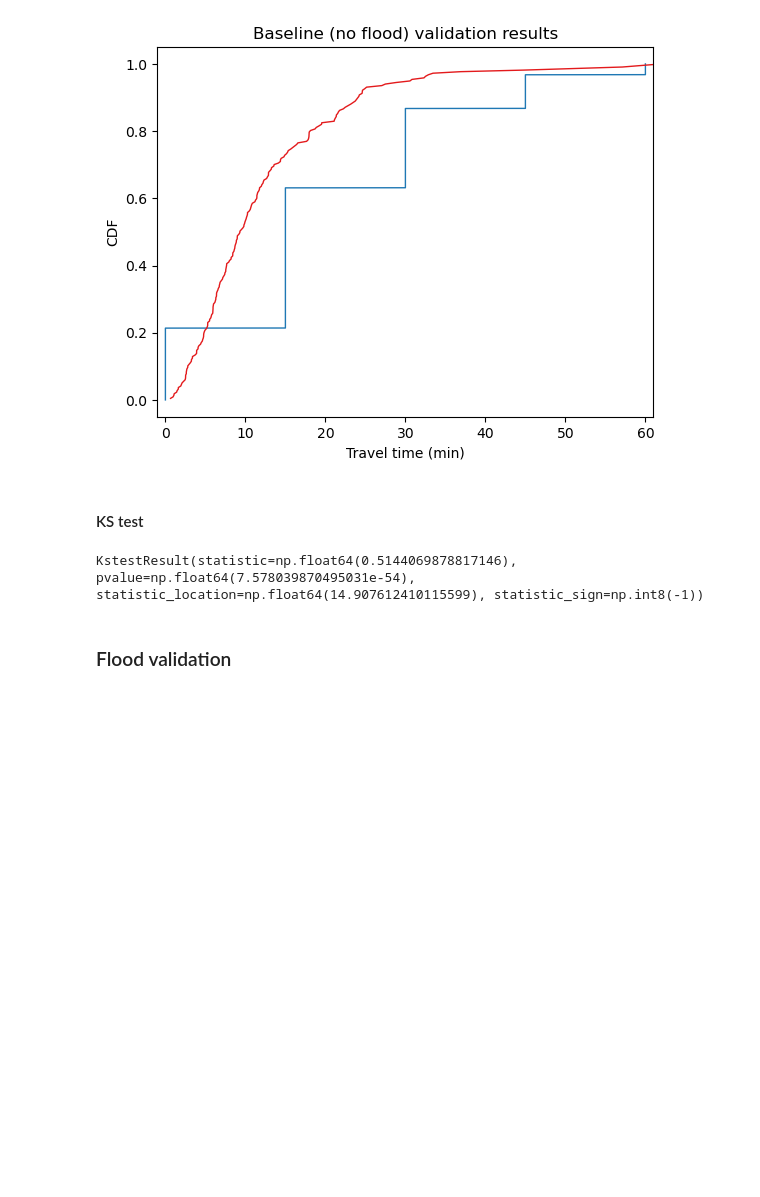
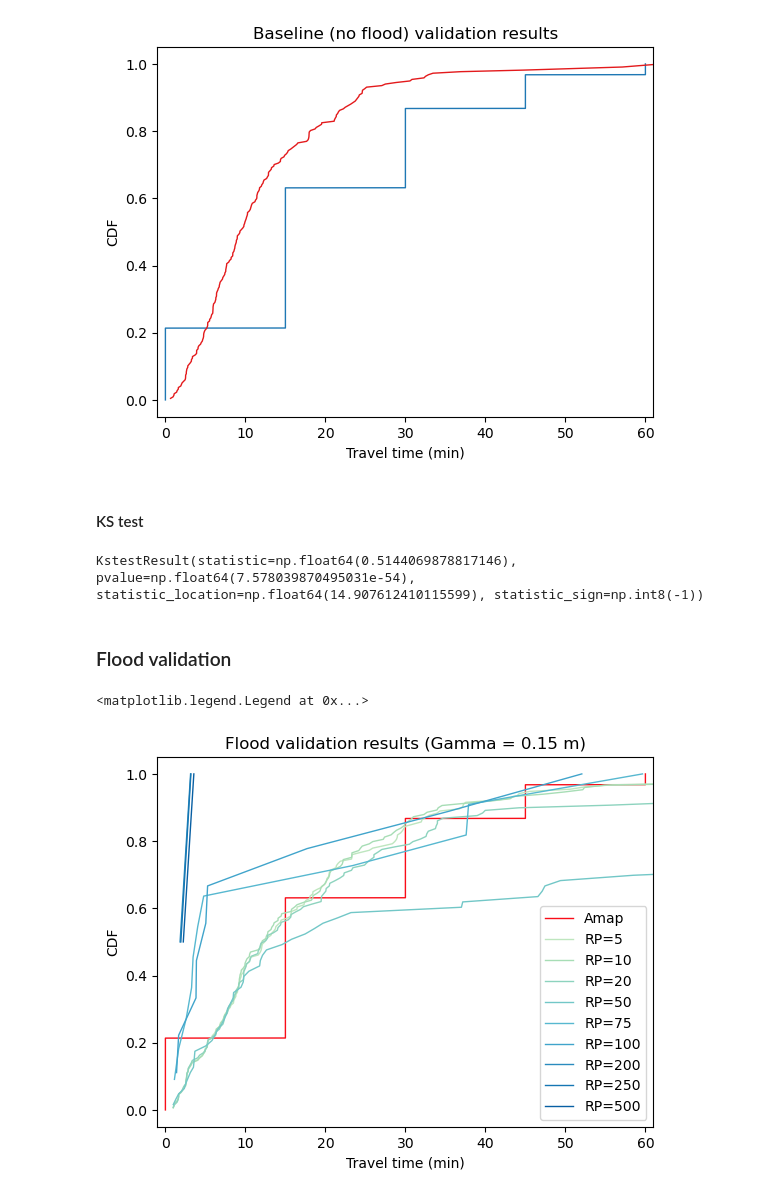
Before and after one commit to jesuslovesyiyi/Global-road-network-resilience, a Jupyter notebook: analysis/05_Validation.ipynb, the cells around one changed output. Saved outputs shown, nothing was run; the diff lists cells and outputs as text; code cells hidden in the pictures; blank space fills up the shorter version.

Commit message:
wet validation cdf

```diff
--- a/analysis/05_Validation.ipynb
+++ b/analysis/05_Validation.ipynb
@@ -566,14 +566,45 @@ KstestResult(statistic=np.float64(0.5144069878817146), pvalue=np.float64(7.57803
 # %% [markdown]
 ### Flood validation
 # %%
+import matplotlib.cm as cm
+
 ### Ground truth from Amap
 Amap_flood_df = od_df_amap_cleaned[od_df_amap_cleaned['ds'] == '20240711']  # Flood scenario
 Amap_flood_df = Amap_flood_df.sort_values(by="dur_time", ascending=True).reset_index(drop=True)
 Amap_flood_df["trip_num_cusum"] = np.cumsum(Amap_flood_df["cnt"]) / max(np.cumsum(Amap_flood_df["cnt"]))
 
 ### Simulation
-OD_baseline = pd.read_csv(home_dir + '/Nanjing_validation/nj_OD_df.csv', index_col=0)
-OD_baseline['OD_route_time_min'] = OD_baseline['OD_route_time_s']/60
-OD_baseline_df = OD_baseline.sort_values(by="OD_route_time_min", ascending=True).reset_index(drop=True)
-OD_baseline_df['cnt'] = 1
-OD_baseline_df['trip_num_cusum'] = np.cumsum(OD_baseline_df["cnt"]) / max(np.cumsum(OD_baseline_df["cnt"]))
+gamma = 0.15
+OD_flooded = pd.read_csv(home_dir + f'/Nanjing_validation/nj_OD_df_flood10_{gamma}.csv', index_col=0)
+
+RP_lst = [5, 10, 20, 50, 75, 100, 200, 250, 500]
+
+cmap = cm.GnBu
+colors = cmap(np.linspace(0.3, 0.9, len(RP_lst)))  # light → dark blues
+
+for rp in RP_lst:
+    OD_flooded[f'OD_time_min_FUP_{rp}_{gamma}'] = OD_flooded[f'OD_time_s_FUP_{rp}_{gamma}']/60
+
+# plot figure
+fig = plt.figure()
+ax = fig.add_subplot(111)
+# Amap data
+ax.plot(Amap_baseline_df["dur_time"], Amap_baseline_df["trip_num_cusum"], label="Amap", color="#f90d19", linewidth=1)
+plt.ylabel("CDF")
+plt.xlabel("Travel time (min)")
+plt.title(f"Flood validation results (Gamma = {gamma} m)")
+
+# simulation
+
+for rp, color in zip(RP_lst, colors):
+    df = OD_flooded[OD_flooded[f'OD_time_min_FUP_{rp}_{gamma}'] != 0]
+    df = df.sort_values(by=f"OD_time_min_FUP_{rp}_{gamma}", ascending=True).reset_index(drop=True)
+    df['cnt'] = 1
+    df['trip_num_cusum'] = np.cumsum(df["cnt"]) / max(np.cumsum(df["cnt"]))
+    ax.plot(df[f'OD_time_min_FUP_{rp}_{gamma}'], df["trip_num_cusum"], label=f"RP={rp}", linewidth=1, color = color)
+
+plt.xlim(-1, 61)
+ax.legend()
+# %% [output]
+<matplotlib.legend.Legend at 0x...>
+[figure, added]
```
Also changed, not shown: parts of 1 cell of this notebook.
